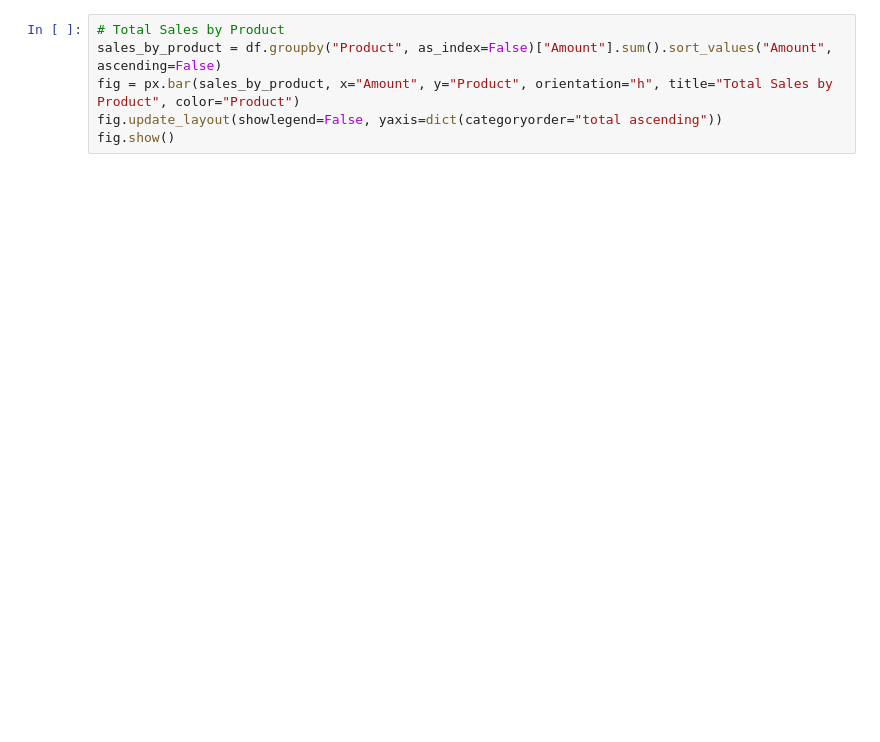
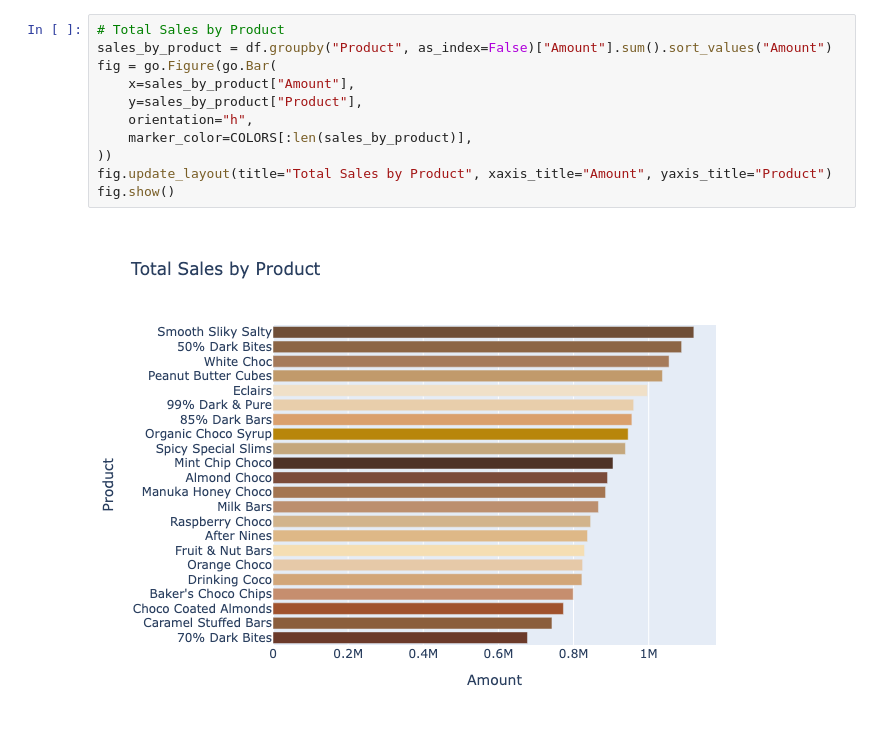
Before and after one commit to UBC-MDS/DSCI-532_2026_8_cocoaboard, a Jupyter notebook: EDA.ipynb, the cells around one changed output. Drawn from its saved outputs; the diff is of its cells as text; blank space fills up the shorter version.

```diff
--- a/EDA.ipynb
+++ b/EDA.ipynb
@@ -27,9 +80,16 @@ fig.show()
 # %%
 # Total Sales by Product
-sales_by_product = df.groupby("Product", as_index=False)["Amount"].sum().sort_values("Amount", ascending=False)
-fig = px.bar(sales_by_product, x="Amount", y="Product", orientation="h", title="Total Sales by Product", color="Product")
-fig.update_layout(showlegend=False, yaxis=dict(categoryorder="total ascending"))
+sales_by_product = df.groupby("Product", as_index=False)["Amount"].sum().sort_values("Amount")
+fig = go.Figure(go.Bar(
+    x=sales_by_product["Amount"],
+    y=sales_by_product["Product"],
+    orientation="h",
+    marker_color=COLORS[:len(sales_by_product)],
+))
+fig.update_layout(title="Total Sales by Product", xaxis_title="Amount", yaxis_title="Product")
 fig.show()
+# %% [output]
+[figure, added]
 # %%
 # Monthly Sales Trend
 monthly_sales = df.groupby("Month", as_index=False)["Amount"].sum()
```
Also changed, not shown: parts of 10 cells of this notebook, 1 other file.
